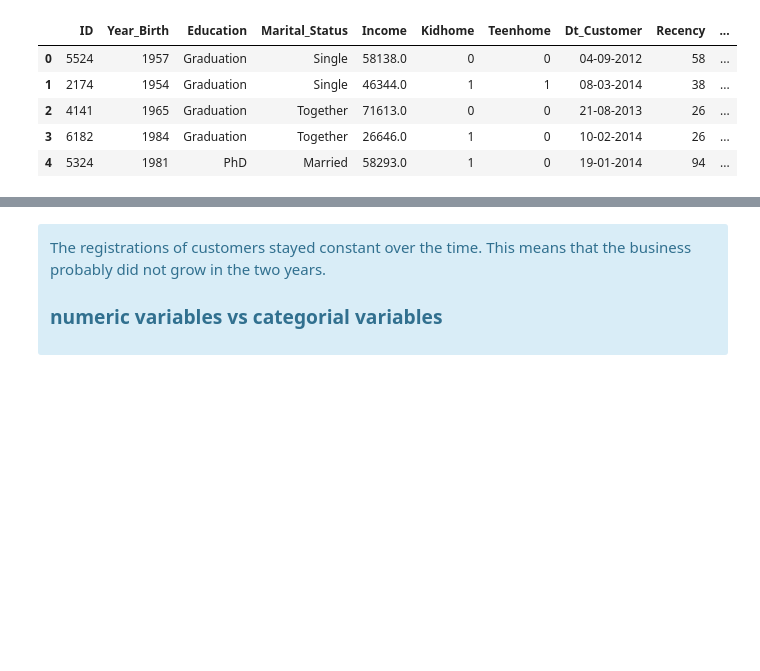
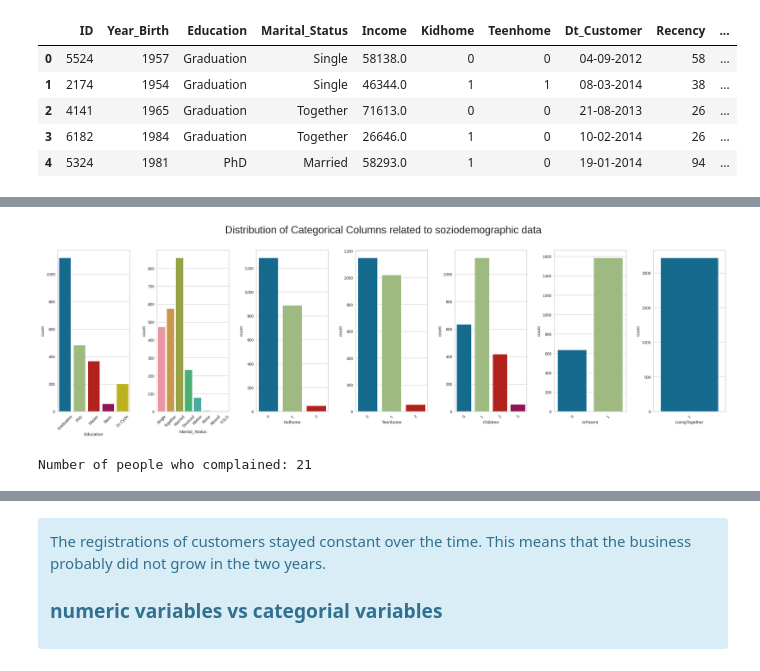
Before and after one commit to Tomson909/Customer-Personality-Analysis, a Jupyter notebook: main.ipynb, the cells around one changed output, grey strips where cells are left out. Saved outputs shown, nothing was run; the diff lists cells and outputs as text; code cells hidden in the pictures; blank space fills up the shorter version.

```diff
--- a/main.ipynb
+++ b/main.ipynb
@@ -406,0 +189,24 @@ sns.heatmap(pd.get_dummies(data).corr(), annot=True, cmap='coolwarm')
+# %%
+# Age is difference between the Dt_Customer and Year_Birth, since it was probably the time where the measurement was taken
+data['Age'] = (data['Dt_Customer'].dt.year - data['Year_Birth'].dt.year).astype(int)
+
+# create a column for overall spending by adding all the spending columns
+data['MntAll'] = data['MntWines'] + data['MntFruits'] + data['MntMeatProducts'] + data['MntFishProducts'] + data['MntSweetProducts'] + data['MntGoldProds']
+
+# combine children and teen to one column
+data['Children'] = data['Kidhome'] + data['Teenhome']
+
+# is parent or not
+data['IsParent'] = np.where((data['Kidhome'] > 0) | (data['Teenhome'] > 0), 1, 0)
+
+# how many deals accepted
+data['AcceptedDeals'] = data['AcceptedCmp1'] + data['AcceptedCmp2'] + data['AcceptedCmp3'] + data['AcceptedCmp4'] + data['AcceptedCmp5'] + data['Response']
+
+# accepted any deal or not
+data['AcceptedAnyDeal'] = np.where(data['AcceptedDeals'] > 0, 1, 0)
+
+# Living with or not
+data['LivingTogether'] = np.where((data['IsParent'] > 0) | (data['Marital_Status'] != 'Together') | (data['Marital_Status'] != 'Married'), 1, 0)
+
+# create a income per people column, the plus 1 is to avoid division by zero, should also consider marital status
+data['IncomePerPerson'] = data['Income'] / (data['Children'] + 1)
@@ -406,0 +295,14 @@ sns.heatmap(pd.get_dummies(data).corr(), annot=True, cmap='coolwarm')
+# %%
+cal_cols = ['Education', 'Marital_Status', 'Kidhome', 'Teenhome','Children', 'IsParent', 'LivingTogether']
+fig, ax = plt.subplots(1, len(cal_cols), figsize=(25, 8))
+fig.suptitle('Distribution of Categorical Columns related to soziodemographic data')
+for col in enumerate(cal_cols):
+    sns.countplot(data=data, x=col[1], ax=ax[col[0]])
+    ax[col[0]].tick_params(axis='x', rotation=45)
+plt.tight_layout()
+plt.show()
+
+print('Number of people who complained: {}'.format(data['Complain'].sum()))
+# %% [output]
+[figure, added]
+Number of people who complained: 21
```
Also changed, not shown: parts of 66 cells of this notebook.
